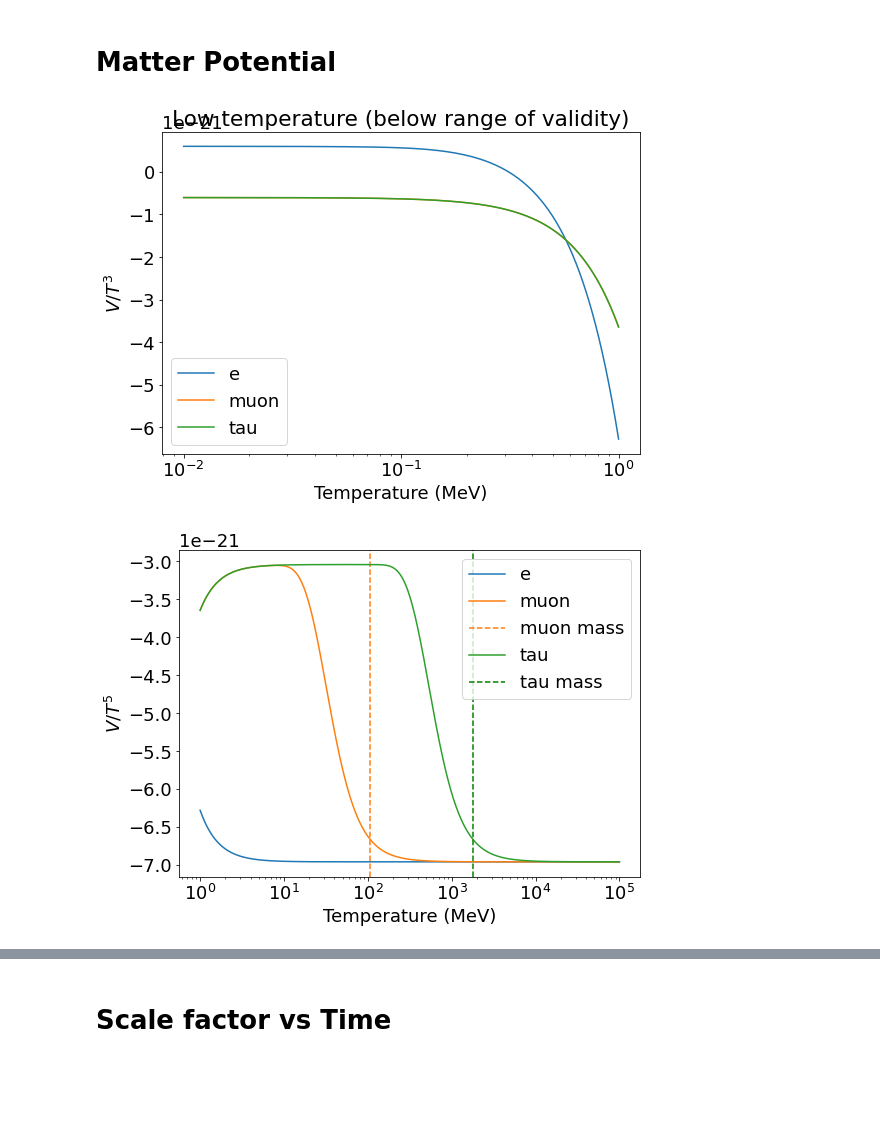
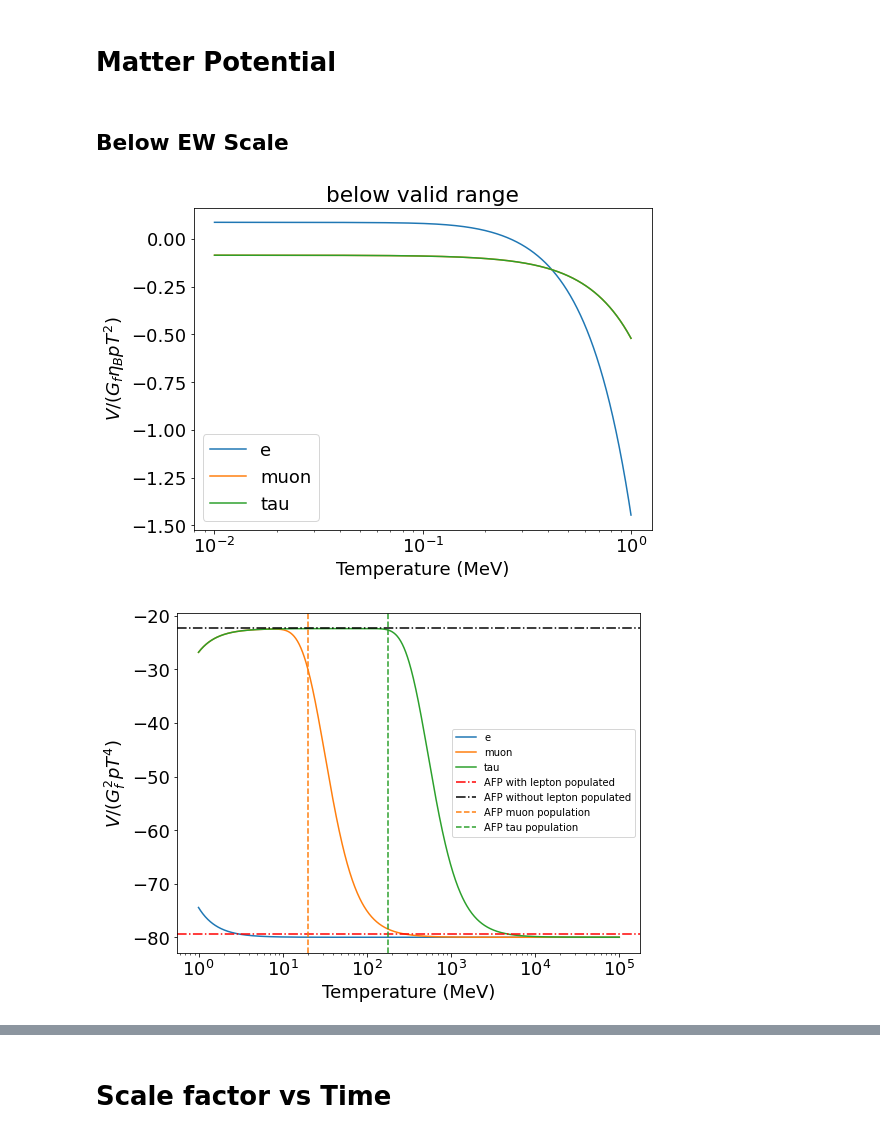
Before and after one commit to JakeSpisak/Sterile-Neutrinos, a Jupyter notebook: check_functions.ipynb, the cells around one changed output, grey strips where cells are left out. Saved outputs shown, nothing was run; the diff lists cells and outputs as text; code cells hidden in the pictures; blank space fills up the shorter version.

```diff
--- a/check_functions.ipynb
+++ b/check_functions.ipynb
@@ -49,32 +48,38 @@ Asymptotic value=3.1513743717389078 T
 # %% [markdown]
 # Matter Potential
+# %% [markdown]
+## Below EW Scale
 # %%
 poverT = 1
 T_domain = np.linspace(0.01, 1, 1000)
 plt.figure(figsize=(8,6))
-plt.title(r"Low temperature (below range of validity)")
-plt.semilogx(T_domain, sid.matter_potential(poverT*T_domain, T_domain, 'electron', antineutrino=False)/poverT*T_domain**3, label='e')
-plt.semilogx(T_domain, sid.matter_potential(poverT*T_domain, T_domain, 'muon', antineutrino=False)/poverT*T_domain**3, label='muon')
-plt.semilogx(T_domain, sid.matter_potential(poverT*T_domain, T_domain, 'muon', antineutrino=False)/poverT*T_domain**3, label='tau')
+plt.title(r"below valid range")
+plt.semilogx(T_domain, sid.matter_potential(poverT*T_domain, T_domain, 'electron', antineutrino=False)/(c.Gf*c.eta_B*poverT*T_domain**3), label='e')
+plt.semilogx(T_domain, sid.matter_potential(poverT*T_domain, T_domain, 'muon', antineutrino=False)/(c.Gf*c.eta_B*poverT*T_domain**3), label='muon')
+plt.semilogx(T_domain, sid.matter_potential(poverT*T_domain, T_domain, 'muon', antineutrino=False)/(c.Gf*c.eta_B*poverT*T_domain**3), label='tau')
 plt.xlabel("Temperature (MeV)")
-plt.ylabel(r"$V/T^3$")
+plt.ylabel(r"$V/(G_f \eta_B p T^2)$")
 plt.tight_layout()
 plt.legend()
 plt.show()
 
 
 T_domain = np.logspace(0, 5, 1000)
 plt.figure(figsize=(8,6))
-plt.semilogx(T_domain, sid.matter_potential(poverT*T_domain, T_domain, 'electron', antineutrino=False)/poverT*T_domain**5, label='e')
-plt.semilogx(T_domain, sid.matter_potential(poverT*T_domain, T_domain, 'muon', antineutrino=False)/poverT*T_domain**5, label='muon')
-plt.axvline(c.m_mu, ls='--', c='tab:orange', label='muon mass')
-plt.semilogx(T_domain, sid.matter_potential(poverT*T_domain, T_domain, 'tau', antineutrino=False)/poverT*T_domain**5, label='tau')
-plt.axvline(c.m_tau, ls='--', c='g', label='tau mass')
+plt.semilogx(T_domain, sid.matter_potential(poverT*T_domain, T_domain, 'electron', antineutrino=False)/(c.Gf**2*poverT*T_domain**5), label='e')
+plt.semilogx(T_domain, sid.matter_potential(poverT*T_domain, T_domain, 'muon', antineutrino=False)/(c.Gf**2*poverT*T_domain**5), label='muon')
+#plt.axvline(c.m_mu, ls='--', c='tab:orange', label='muon mass')
+plt.semilogx(T_domain, sid.matter_potential(poverT*T_domain, T_domain, 'tau', antineutrino=False)/(c.Gf**2*poverT*T_domain**5), label='tau')
+#plt.axvline(c.m_tau, ls='--', c='g', label='tau mass')
+plt.axhline(-10.79*10**(-5*3-6)/c.Gf**2, ls='-.', c='r', label='AFP with lepton populated')
+plt.axhline(-3.02*10**(-5*3-6)/c.Gf**2, ls='-.', c='k', label='AFP without lepton populated')
+plt.axvline(20, label='AFP muon population', ls='--', c='tab:orange')
+plt.axvline(180, label='AFP tau population', ls='--', c='tab:green')
 plt.xlabel("Temperature (MeV)")
-plt.ylabel(r"$V/T^5$")
+plt.ylabel(r"$V/(G_f^2 p T^4)$")
 plt.tight_layout()
-plt.legend()
+plt.legend(fontsize=10)
 plt.show()
 # %% [output]
-[figure, old version]
+[figure, new version]
-[figure, old version]
+[figure, new version]
```
Also changed, not shown: parts of 20 cells of this notebook, 9 other files.
